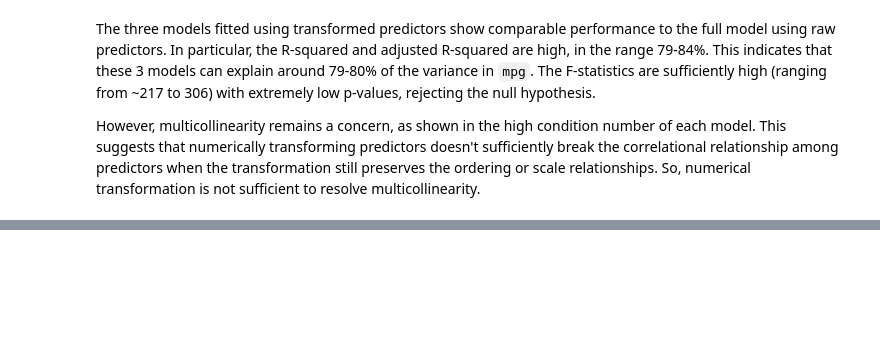
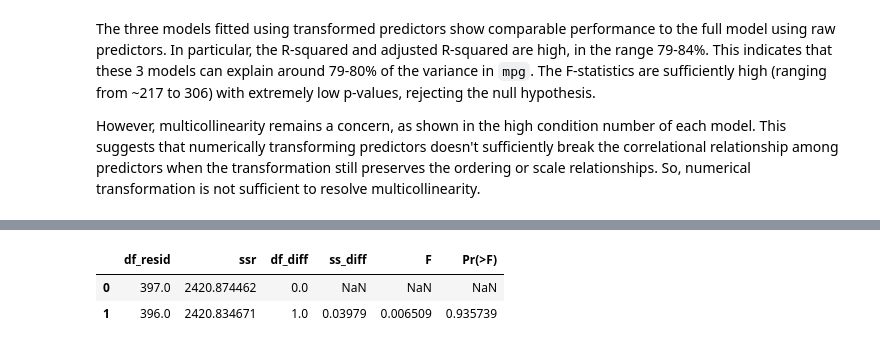
Before and after one commit to nhitran-00/ISL, a Jupyter notebook: chapter_3.ipynb, the cells around one changed output, grey strips where cells are left out. Drawn from its saved outputs; the diff is of its cells as text; code cells hidden in the pictures; blank space fills up the shorter version.

```diff
--- a/chapter_3.ipynb
+++ b/chapter_3.ipynb
@@ -532,0 +593,6 @@ X_10, Y_10 = prepare_data(data_10, predictors=['Price'], response='Sales', add_i
+# %%
+anova_lm(model_10_e, model_10_a)
+# %% [output]
+|  | df_resid | ssr | df_diff | ss_diff | F | Pr(>F) |
+| 0 | 397.0 | 2420.874462 | 0.0 | NaN | NaN | NaN |
+| 1 | 396.0 | 2420.834671 | 1.0 | 0.03979 | 0.006509 | 0.935739 |
```
Also changed, not shown: parts of 14 cells of this notebook.
